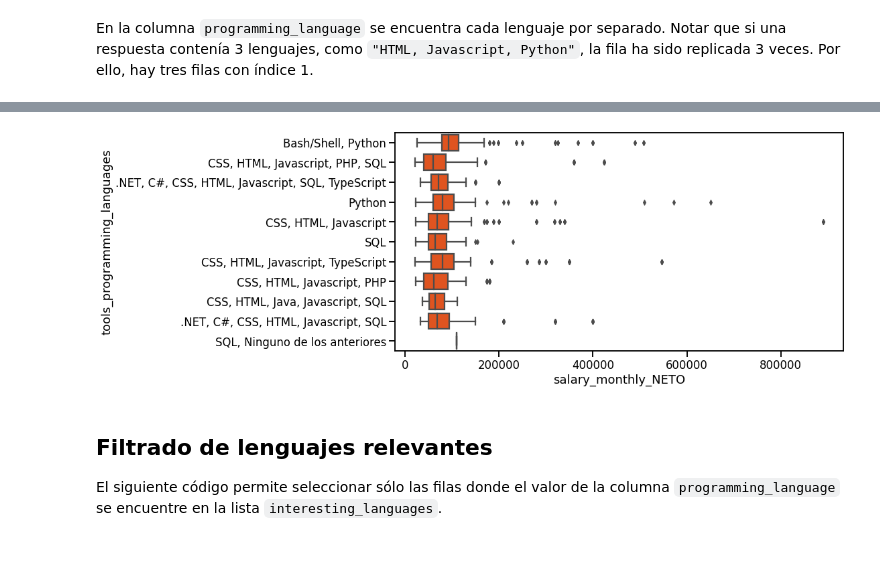
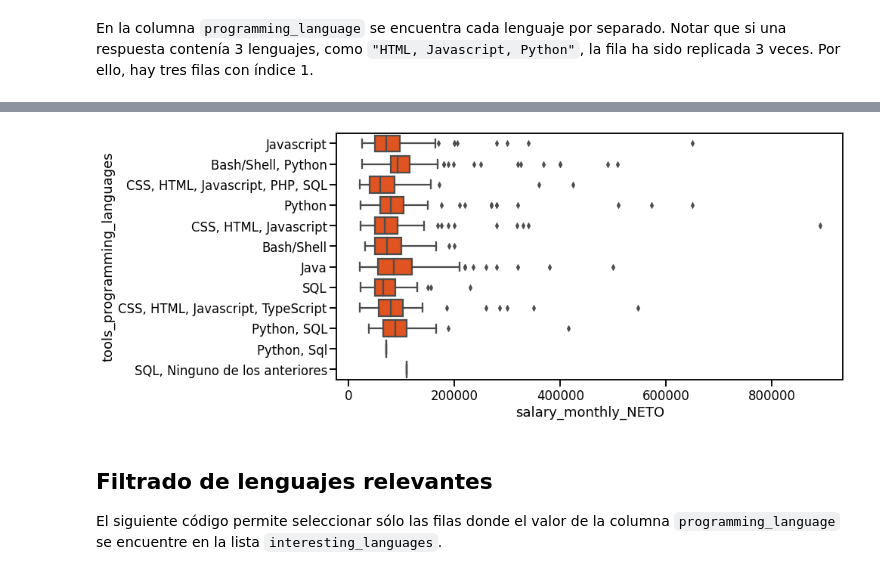
Before and after one commit to fflormolina99/Entrega1-AYVD-DiploDatos, a Jupyter notebook: main.ipynb, the cells around one changed output, grey strips where cells are left out. Cells and saved outputs as stored; diff of their text form; code cells hidden in the pictures.

```diff
--- a/main.ipynb
+++ b/main.ipynb
@@ -126,9 +129,10 @@ df_lang[:5]
 # %% [markdown]
 En la columna `programming_language` se encuentra cada lenguaje por separado. Notar que si una respuesta contenía 3 lenguajes, como `"HTML, Javascript, Python"`, la fila ha sido replicada 3 veces. Por ello, hay tres filas con índice 1.
 # %%
-language_count = df_lang.cured_programming_languages.value_counts()\
+language_count = filter.cured_programming_languages.value_counts()\
     .reset_index()\
     .rename(columns={'index': 'language', 'cured_programming_languages': 'frequency'})
-freq_list = language_count['language'][:10].to_list()
+freq_list = language_count['language'][:11].to_list()
+freq_list = [x for x in freq_list if x]
 freq_list
 # %% [output]
@@ -145,2 +149,2 @@ freq_list
 # %%
-a = df_lang[df_lang['cured_programming_languages'].isin(freq_list)].reset_index()
+filter_top = filter[filter['cured_programming_languages'].isin(freq_list)].reset_index()
@@ -147,10 +165,10 @@ a = df_lang[df_lang['cured_programming_languages'].isin(freq_list)].reset_index(
 # %%
 plt.figure(figsize=(12, 6))
-seaborn.boxplot(data=a, x='salary_monthly_NETO', y='tools_programming_languages',
+seaborn.boxplot(data=filter_top, x='salary_monthly_NETO', y='tools_programming_languages',
                 color='orangered')
 plt.ticklabel_format(style='plain', axis='x')
 # %% [output]
-[figure, old version]
+[figure, new version]
 # %% [markdown]
 ## Filtrado de lenguajes relevantes
 
```
Also changed, not shown: parts of 3 cells of this notebook.
